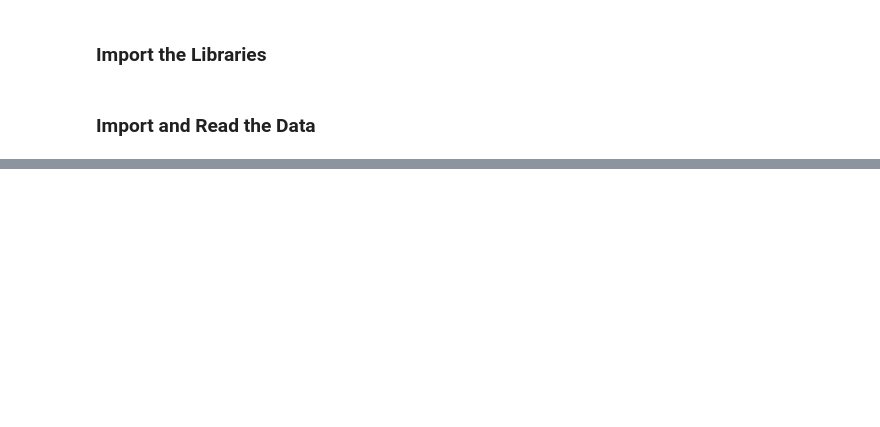
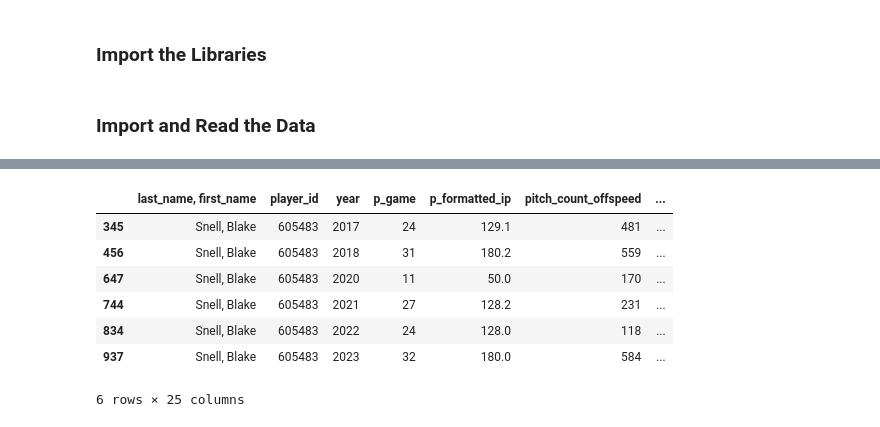
Before and after one commit to apbadzioch/MLB_stuff, a Jupyter notebook: newMLB/new.ipynb, the cells around one changed output, grey strips where cells are left out. Cells and saved outputs as stored; diff of their text form; code cells hidden in the pictures; blank space fills up the shorter version.

```diff
--- a/newMLB/new.ipynb
+++ b/newMLB/new.ipynb
@@ -30 +100,12 @@ df_2024.head()
+# %%
+pitch[pitch['last_name, first_name'] == 'Snell, Blake']
+# %% [output]
+|  | last_name, first_name | player_id | year | p_game | p_formatted_ip | pitch_count_offspeed | ... |
+| 345 | Snell, Blake | 605483 | 2017 | 24 | 129.1 | 481 | ... |
+| 456 | Snell, Blake | 605483 | 2018 | 31 | 180.2 | 559 | ... |
+| 647 | Snell, Blake | 605483 | 2020 | 11 | 50.0 | 170 | ... |
+| 744 | Snell, Blake | 605483 | 2021 | 27 | 128.2 | 231 | ... |
+| 834 | Snell, Blake | 605483 | 2022 | 24 | 128.0 | 118 | ... |
+| 937 | Snell, Blake | 605483 | 2023 | 32 | 180.0 | 584 | ... |
+6 rows × 25 columns
 # %%
```
Also changed, not shown: parts of 28 cells of this notebook, 6 other files.
